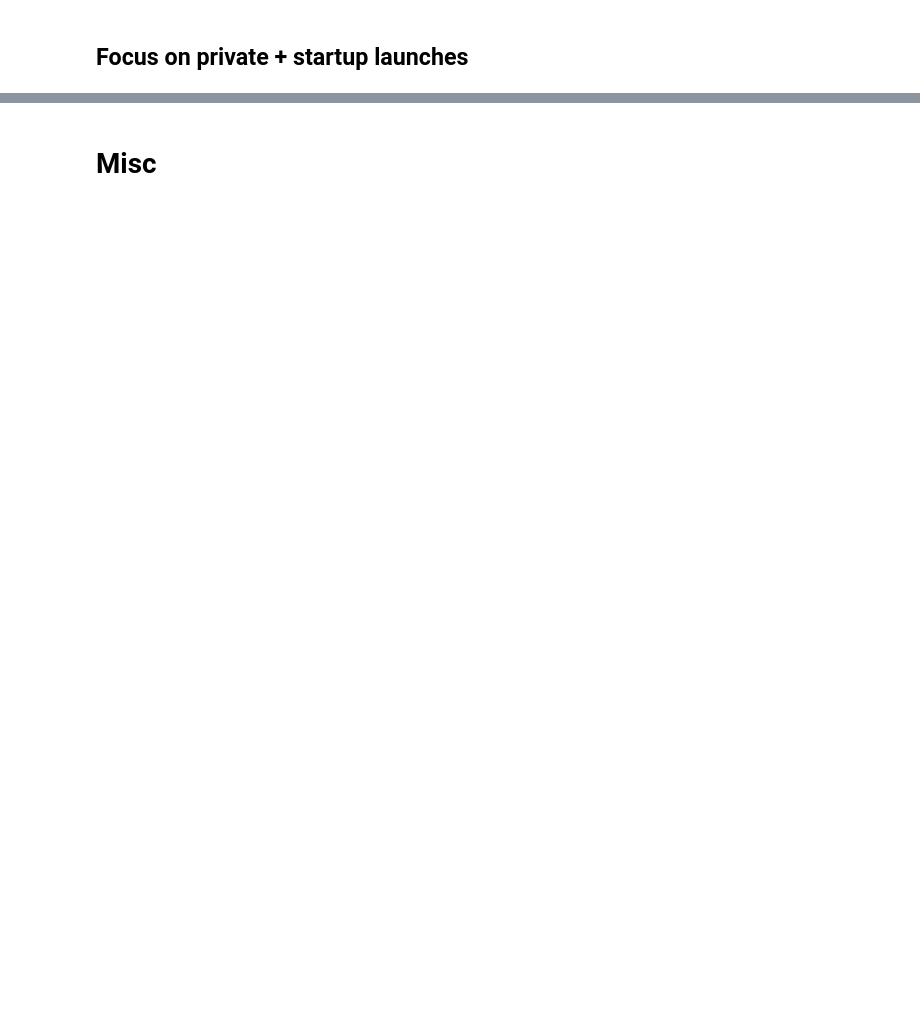
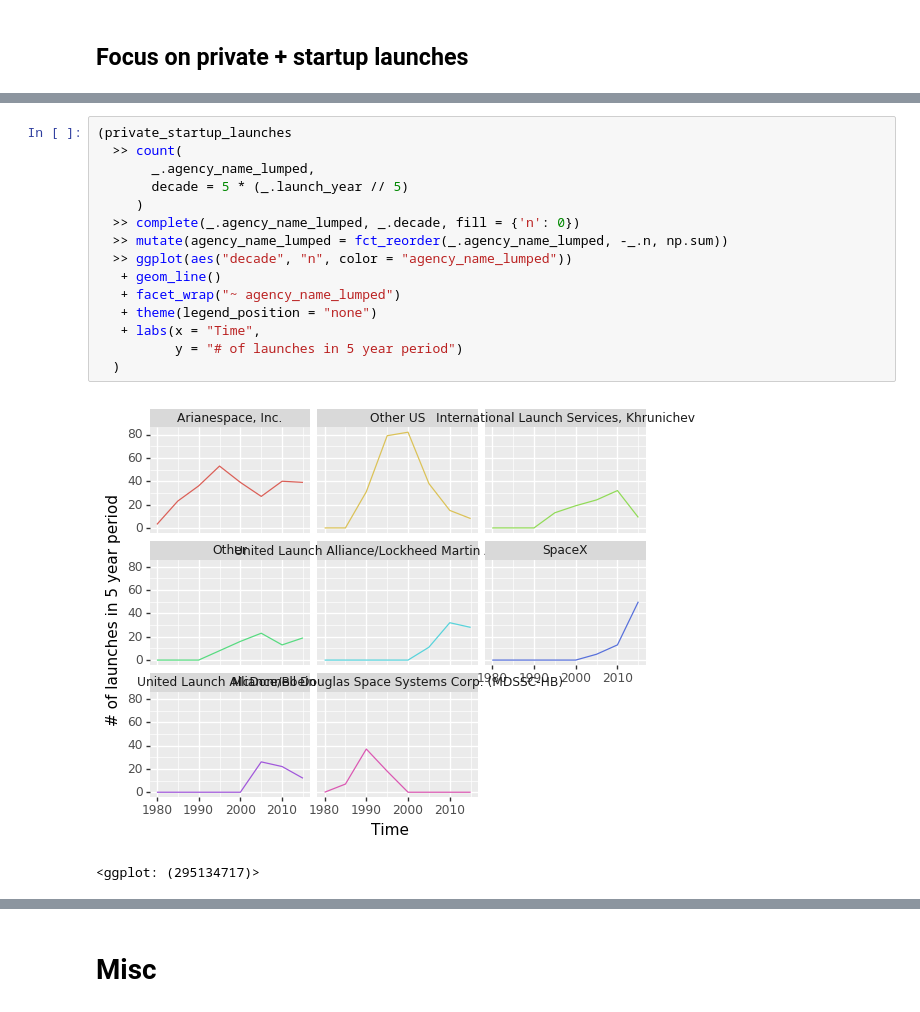
Before and after one commit to machow/tidytuesday-py, a Jupyter notebook: 2019-01-15-rockets.ipynb, the cells around one changed output, grey strips where cells are left out. Saved outputs shown, nothing was run; the diff lists cells and outputs as text; blank space fills up the shorter version.

```diff
--- a/2019-01-15-rockets.ipynb
+++ b/2019-01-15-rockets.ipynb
@@ -74,0 +120,18 @@ launches_processed = (launches
+# %%
+(private_startup_launches
+  >> count(
+       _.agency_name_lumped,
+       decade = 5 * (_.launch_year // 5)
+     )
+  >> complete(_.agency_name_lumped, _.decade, fill = {'n': 0})
+  >> mutate(agency_name_lumped = fct_reorder(_.agency_name_lumped, -_.n, np.sum))
+  >> ggplot(aes("decade", "n", color = "agency_name_lumped"))
+   + geom_line()
+   + facet_wrap("~ agency_name_lumped")
+   + theme(legend_position = "none")
+   + labs(x = "Time",
+          y = "# of launches in 5 year period")
+  )
+# %% [output]
+[figure, added]
+<ggplot: (295134717)>
```
Also changed, not shown: parts of 10 cells of this notebook, 6 other files.
